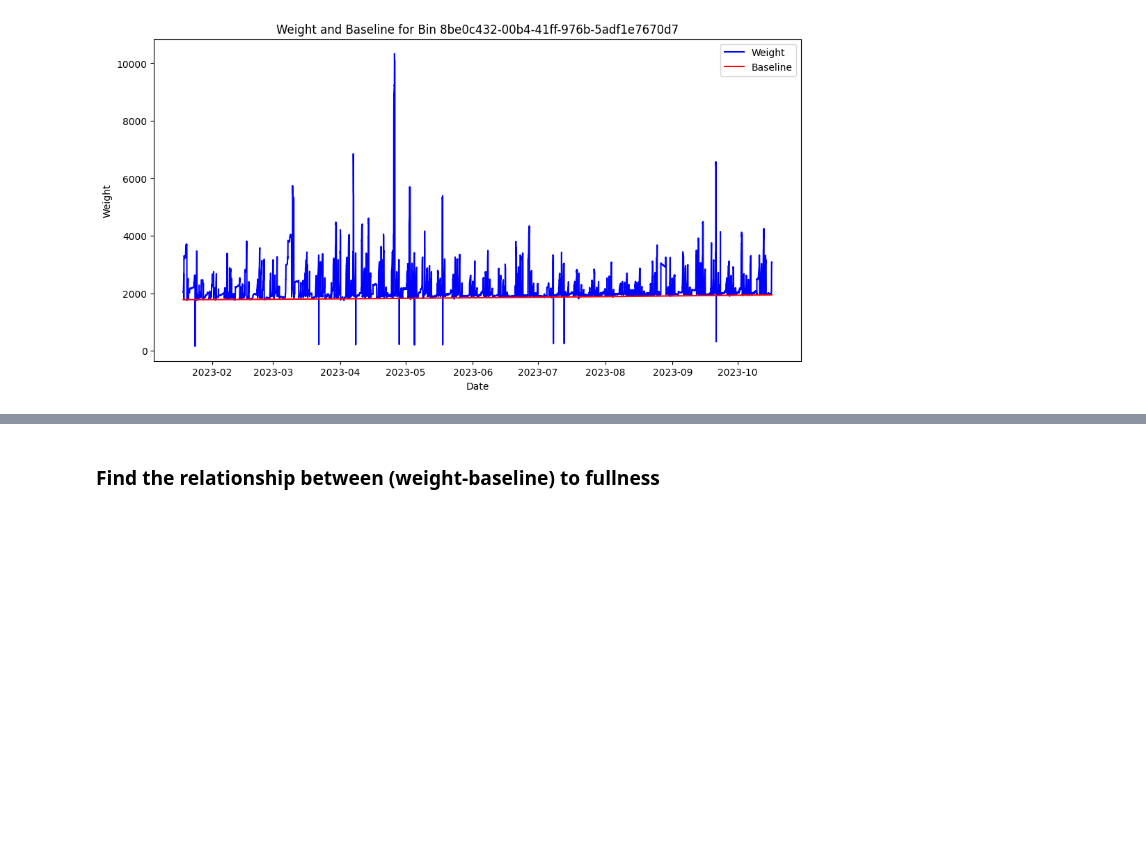
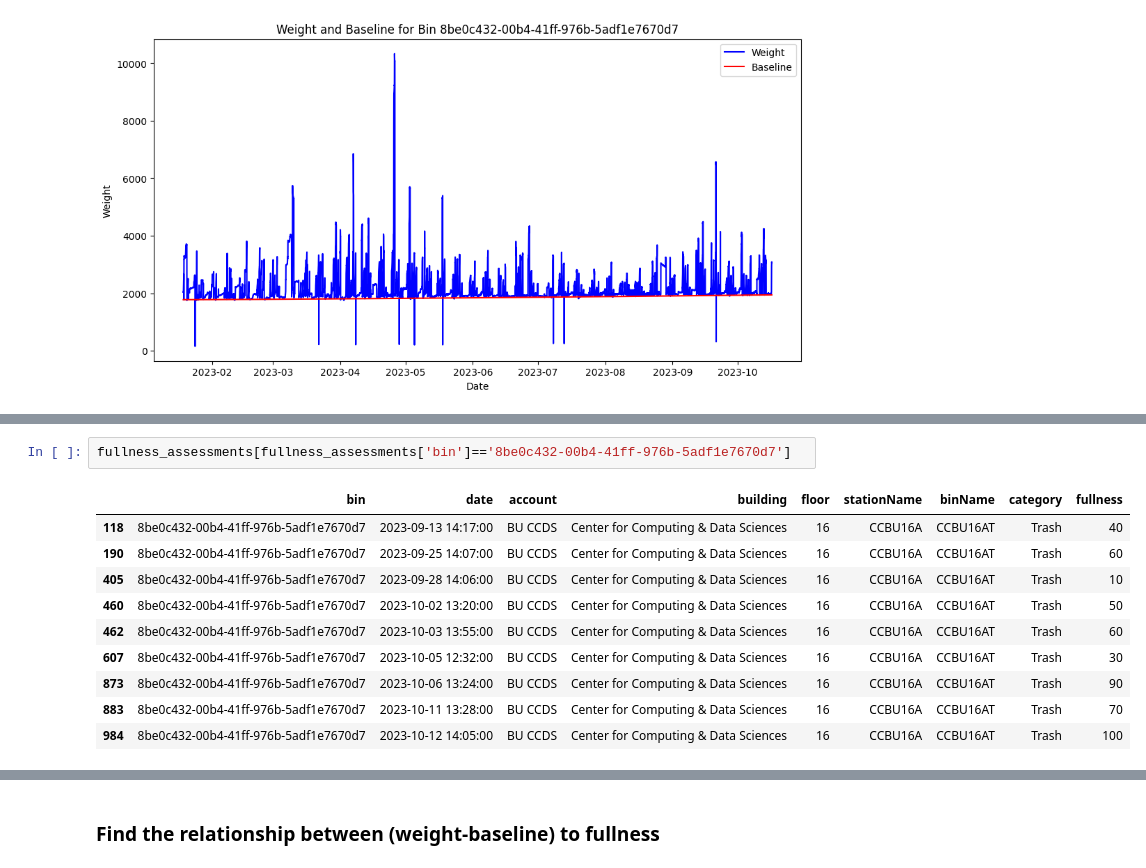
Before and after one commit to BU-Spark/ds-spare-it-scale-calib, a Jupyter notebook: fa23-team/eda.ipynb, the cells around one changed output, grey strips where cells are left out. Drawn from its saved outputs; the diff is of its cells as text; blank space fills up the shorter version.

```diff
--- a/fa23-team/eda.ipynb
+++ b/fa23-team/eda.ipynb
@@ -615,0 +663,13 @@ else:
+# %%
+fullness_assessments[fullness_assessments['bin']=='8be0c432-00b4-41ff-976b-5adf1e7670d7']
+# %% [output]
+|  | bin | date | account | building | floor | stationName | binName | category | fullness |
+| 118 | 8be0c432-00b4-41ff-976b-5adf1e7670d7 | 2023-09-13 14:17:00 | BU CCDS | Center for Computing & Data Sciences | 16 | CCBU16A | CCBU16AT | Trash | 40 |
+| 190 | 8be0c432-00b4-41ff-976b-5adf1e7670d7 | 2023-09-25 14:07:00 | BU CCDS | Center for Computing & Data Sciences | 16 | CCBU16A | CCBU16AT | Trash | 60 |
+| 405 | 8be0c432-00b4-41ff-976b-5adf1e7670d7 | 2023-09-28 14:06:00 | BU CCDS | Center for Computing & Data Sciences | 16 | CCBU16A | CCBU16AT | Trash | 10 |
+| 460 | 8be0c432-00b4-41ff-976b-5adf1e7670d7 | 2023-10-02 13:20:00 | BU CCDS | Center for Computing & Data Sciences | 16 | CCBU16A | CCBU16AT | Trash | 50 |
+| 462 | 8be0c432-00b4-41ff-976b-5adf1e7670d7 | 2023-10-03 13:55:00 | BU CCDS | Center for Computing & Data Sciences | 16 | CCBU16A | CCBU16AT | Trash | 60 |
+| 607 | 8be0c432-00b4-41ff-976b-5adf1e7670d7 | 2023-10-05 12:32:00 | BU CCDS | Center for Computing & Data Sciences | 16 | CCBU16A | CCBU16AT | Trash | 30 |
+| 873 | 8be0c432-00b4-41ff-976b-5adf1e7670d7 | 2023-10-06 13:24:00 | BU CCDS | Center for Computing & Data Sciences | 16 | CCBU16A | CCBU16AT | Trash | 90 |
+| 883 | 8be0c432-00b4-41ff-976b-5adf1e7670d7 | 2023-10-11 13:28:00 | BU CCDS | Center for Computing & Data Sciences | 16 | CCBU16A | CCBU16AT | Trash | 70 |
+| 984 | 8be0c432-00b4-41ff-976b-5adf1e7670d7 | 2023-10-12 14:05:00 | BU CCDS | Center for Computing & Data Sciences | 16 | CCBU16A | CCBU16AT | Trash | 100 |
```
Also changed, not shown: parts of 5 cells of this notebook.
